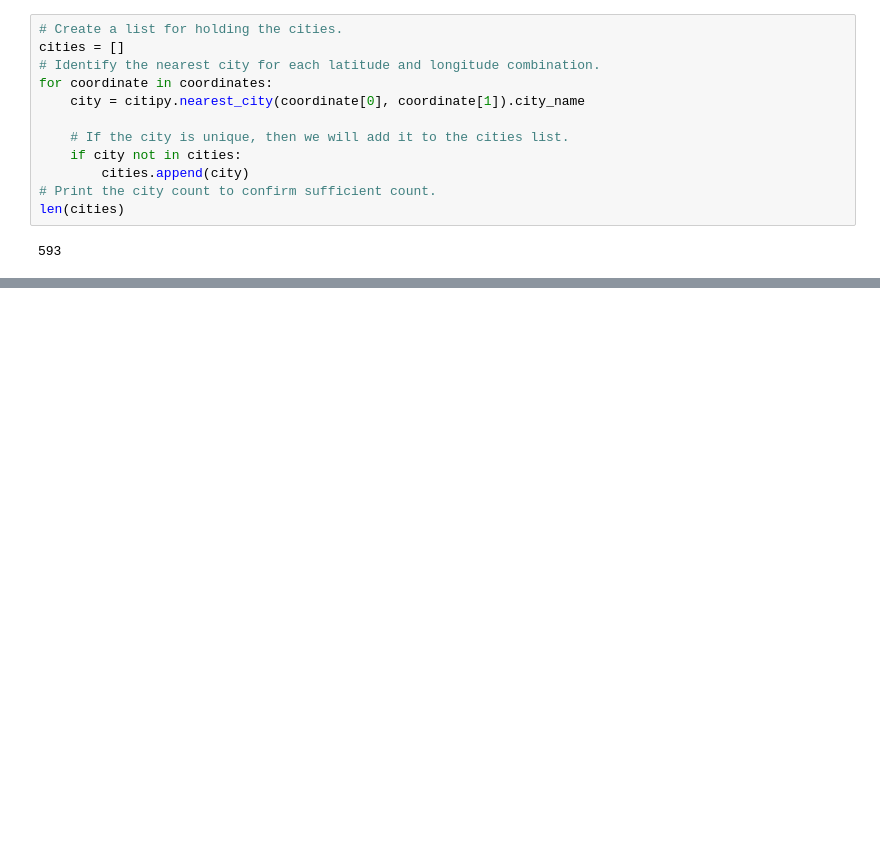
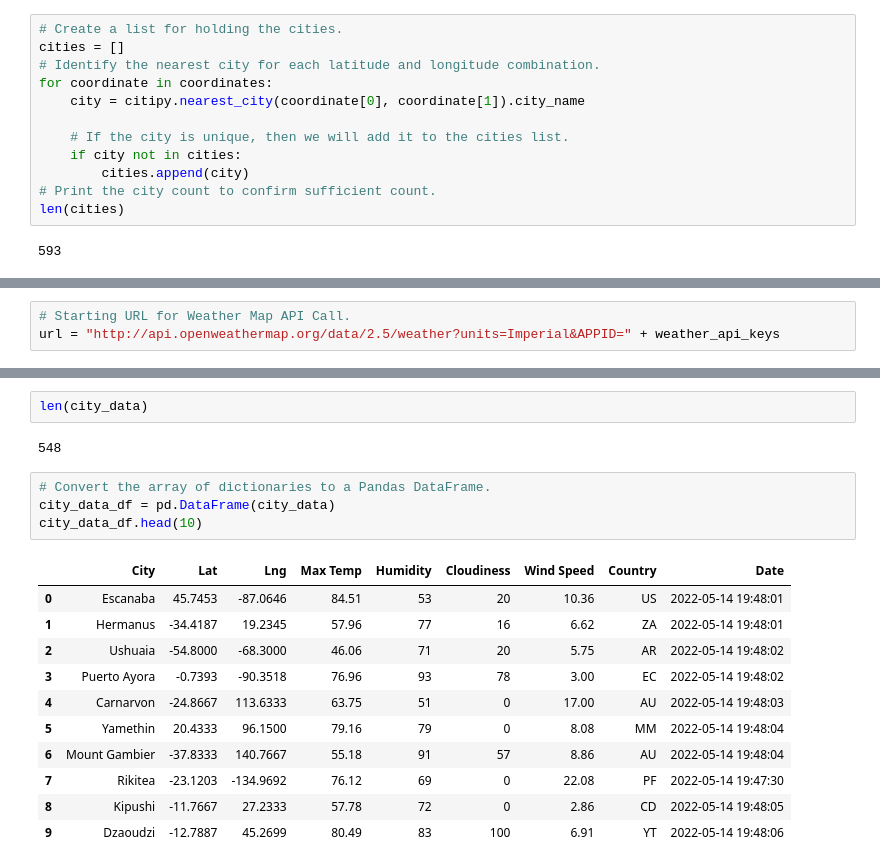
Before and after one commit to emaynard10/World_Weather_Analysis, a Jupyter notebook: WeatherPy.ipynb, the cells around one changed output, grey strips where cells are left out. Cells and saved outputs as stored; diff of their text form; blank space fills up the shorter version.

Commit message:
adding .gitignore and WeatherPy

```diff
--- a/WeatherPy.ipynb
+++ b/WeatherPy.ipynb
@@ -54,0 +61,3 @@ len(cities)
+# %%
+# Starting URL for Weather Map API Call.
+url = "http://api.openweathermap.org/data/2.5/weather?units=Imperial&APPID=" + weather_api_keys
@@ -54,0 +148,20 @@ len(cities)
+# %%
+len(city_data)
+# %% [output]
+548
+# %%
+# Convert the array of dictionaries to a Pandas DataFrame.
+city_data_df = pd.DataFrame(city_data)
+city_data_df.head(10)
+# %% [output]
+|  | City | Lat | Lng | Max Temp | Humidity | Cloudiness | Wind Speed | Country | Date |
+| 0 | Escanaba | 45.7453 | -87.0646 | 84.51 | 53 | 20 | 10.36 | US | 2022-05-14 19:48:01 |
+| 1 | Hermanus | -34.4187 | 19.2345 | 57.96 | 77 | 16 | 6.62 | ZA | 2022-05-14 19:48:01 |
+| 2 | Ushuaia | -54.8000 | -68.3000 | 46.06 | 71 | 20 | 5.75 | AR | 2022-05-14 19:48:02 |
+| 3 | Puerto Ayora | -0.7393 | -90.3518 | 76.96 | 93 | 78 | 3.00 | EC | 2022-05-14 19:48:02 |
+| 4 | Carnarvon | -24.8667 | 113.6333 | 63.75 | 51 | 0 | 17.00 | AU | 2022-05-14 19:48:03 |
+| 5 | Yamethin | 20.4333 | 96.1500 | 79.16 | 79 | 0 | 8.08 | MM | 2022-05-14 19:48:04 |
+| 6 | Mount Gambier | -37.8333 | 140.7667 | 55.18 | 91 | 57 | 8.86 | AU | 2022-05-14 19:48:04 |
+| 7 | Rikitea | -23.1203 | -134.9692 | 76.12 | 69 | 0 | 22.08 | PF | 2022-05-14 19:47:30 |
+| 8 | Kipushi | -11.7667 | 27.2333 | 57.78 | 72 | 0 | 2.86 | CD | 2022-05-14 19:48:05 |
+| 9 | Dzaoudzi | -12.7887 | 45.2699 | 80.49 | 83 | 100 | 6.91 | YT | 2022-05-14 19:48:06 |
```
Also changed, not shown: parts of 5 cells of this notebook, 4 other files.
